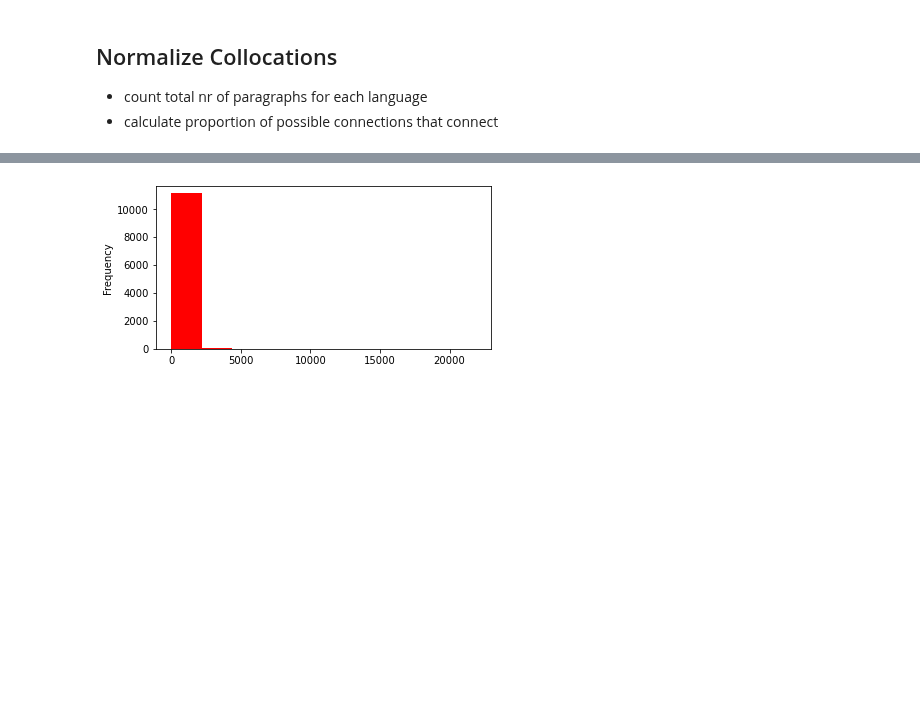
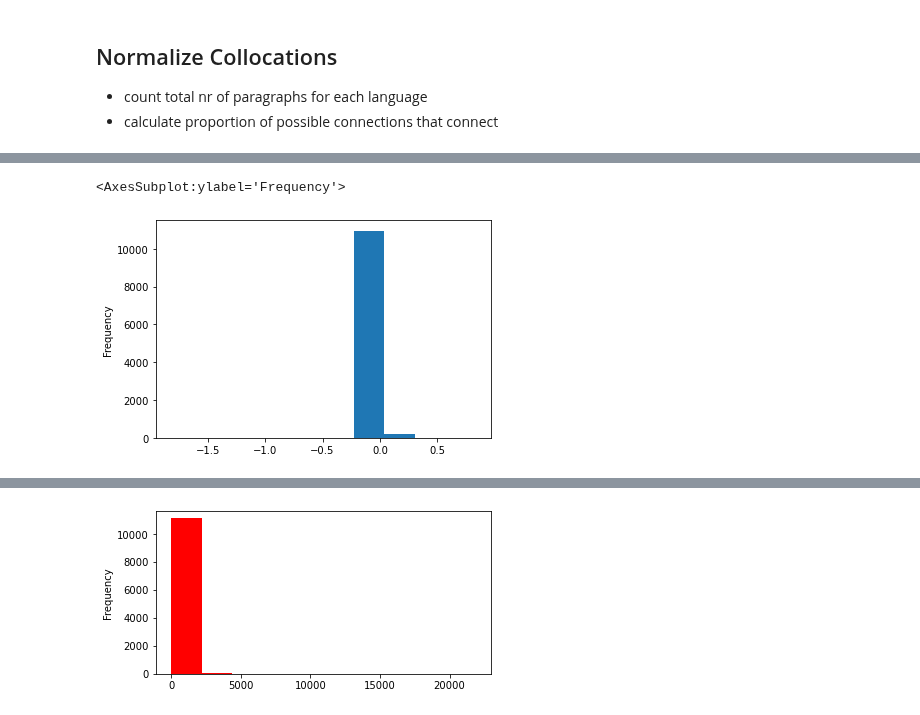
Before and after one commit to seriousdeejay/citynet, a Jupyter notebook: src/analyses/Brecht/dataframe_for_gm.ipynb, the cells around one changed output, grey strips where cells are left out. Cells and saved outputs as stored; diff of their text form; code cells hidden in the pictures; blank space fills up the shorter version.

Commit message:
normalisation french/english

```diff
--- a/src/analyses/Brecht/dataframe_for_gm.ipynb
+++ b/src/analyses/Brecht/dataframe_for_gm.ipynb
@@ -744,3 +744,9 @@ edges_df.head()
 ## Normalize Collocations
 - count total nr of paragraphs for each language
 - calculate proportion of possible connections that connect
+# %%
+# load the dataframe:
+file_name = "gravity_df_DUM.csv"
+fp = os.path.join(OUTDIR, file_name)
+df = pd.read_csv(fp, sep=";")
+df.head()
@@ -746,0 +760,9 @@ edges_df.head()
+# %%
+# fr paragraph count = 6005355
+# en paragraph count = 10436996
+# see count paragraph notebook
+fr_count = 6005355
+en_count = 10436996
+
+df['col_prop_fr'] = [(collocation / fr_count)*1000 for collocation in df['collocation_fr']]
+df['col_prop_en'] = [(collocation / en_count)*1000 for collocation in df['collocation_en']]
@@ -746,0 +778,8 @@ edges_df.head()
+# %%
+def en_fr_diff(row):
+    diff = row['col_prop_en'] - row['col_prop_fr']
+    return diff
+# %%
+# if the relation is stronger in english >0 and if it is stronger in french than it is <0
+df['en_fr_diff'] = df.apply(en_fr_diff, axis = 1)
+df.head()
@@ -746,0 +793,5 @@ edges_df.head()
+# %%
+df['en_fr_diff'].plot.hist()
+# %% [output]
+<AxesSubplot:ylabel='Frequency'>
+[figure, added]
```
Also changed, not shown: parts of 16 cells of this notebook, 1 other file.
